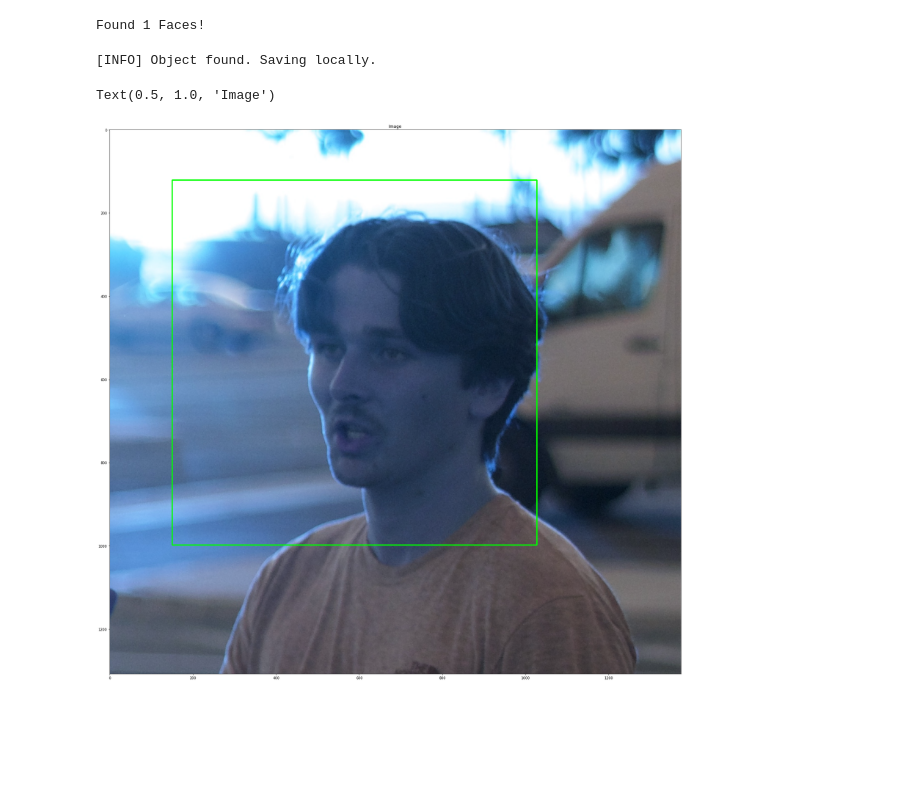
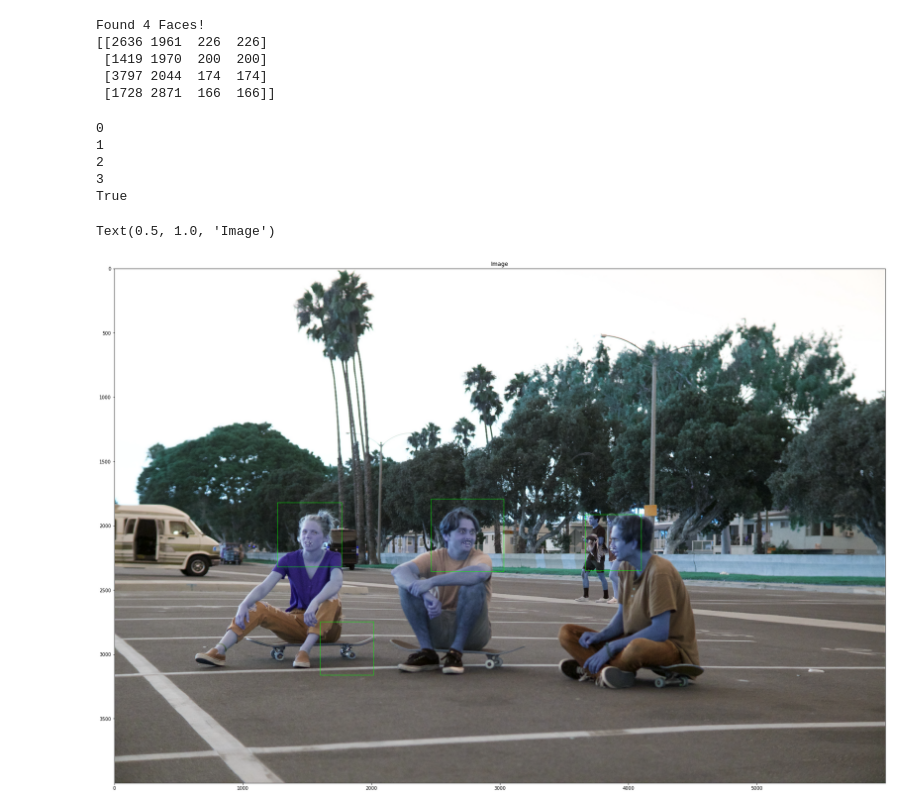
Before and after one commit to Team-SWANK/Face-Segmentation-Network, a Jupyter notebook: OpenCV Face Detection.ipynb, the cells around one changed output. Cells and saved outputs as stored; diff of their text form; code cells hidden in the pictures; blank space fills up the shorter version.

```diff
--- a/OpenCV Face Detection.ipynb
+++ b/OpenCV Face Detection.ipynb
@@ -4,24 +4,34 @@ import sys
 import math
 import matplotlib.pyplot as plt
 # %%
-image = cv2.imread("./images/DSC00744.jpeg")
+image = cv2.imread("./images/DSC00758.jpeg")
 gray = cv2.cvtColor(image, cv2.COLOR_BGR2GRAY)
 faceCascade = cv2.CascadeClassifier(cv2.data.haarcascades + "haarcascade_frontalface_default.xml")
 faces = faceCascade.detectMultiScale(
         gray,
-        scaleFactor=1.3,
-        minNeighbors=3,
+        scaleFactor = 1.3,
+        minNeighbors=5,
         minSize=(30, 30)
 )
 
 print("Found {0} Faces!".format(len(faces)))
+
+landmark_detector  = cv2.face.createFacemarkLBF()
+landmark_detector.loadModel("lbfmodel.yml")
+print(faces)
 # %% [output]
-Found 1 Faces!
+Found 4 Faces!
+[[2636 1961  226  226]
+ [1419 1970  200  200]
+ [3797 2044  174  174]
+ [1728 2871  166  166]]
 # %%
 dim_x, dim_y = image.shape[0], image.shape[1]
 # transpose_x, transpose_y = dim_x *0.05, dim_y * 0.05
 i = 0
-for (x, y, w, h) in faces:
+for indx, val in enumerate(faces):
+    print(indx)
+    (x, y, w, h) = val
     transpose_x, transpose_y = w * 0.75, h * 0.75
     x_img = math.floor(x-transpose_x) if math.floor(x-transpose_x) >= 0 else 0
     y_img = math.floor(y-transpose_y) if math.floor(y-transpose_y) >= 0 else 0
@@ -29,22 +39,37 @@ for (x, y, w, h) in faces:
     h_img = math.floor(h+2*transpose_y) if math.floor(w+2*transpose_y) < dim_y-1 else dim_y-1
     cv2.rectangle(image, (x_img, y_img), (w_img+x_img, h_img+y_img), (0, 255, 0), 2)
     roi_color = image[y_img:h_img+y_img, x_img:w_img+x_img]
-    print("[INFO] Object found. Saving locally.")
+#     faces[indx] = [x_img, y_img, w_img, h_img]
+#     print("[INFO] Object found. Saving locally.")
 #     cv2.imwrite(str(w) + str(h) + '_' + str(i) + '_faces.jpg', roi_color)
     i += 1
 
+something, landmarks = landmark_detector.fit(gray, faces)
+print(something)
+for landmark in landmarks:
+    for indx, val in enumerate(landmark[0]):
+        if indx > 30:
+            (x,y) = val
+            # display landmarks on "image_cropped"
+            # with white colour in BGR and thickness 1
+            cv2.circle(image, (x, y), 2, (255, 255, 255), -1)
+
 # status = cv2.imwrite('faces_detected.jpg', image)
 # print("[INFO] Image faces_detected.jpg written to filesystem: ", status)
 # %% [output]
-[INFO] Object found. Saving locally.
+0
+1
+2
+3
+True
 # %%
 fig, ax1 = plt.subplots(1, figsize = (30, 30))
-ax1.imshow(image)
+ax1.imshow(image.astype('uint8'))
 # ax1.contour(image, colors='k', levels=[0.5])
 ax1.set_title('Image')
 
 # ax2.imshow(image.squeeze(), vmin=0, vmax=1)
 # ax2.set_title('Mask')
 # %% [output]
 Text(0.5, 1.0, 'Image')
-[figure, old version]
+[figure, new version]
```
Also changed, not shown: 7 other files.
